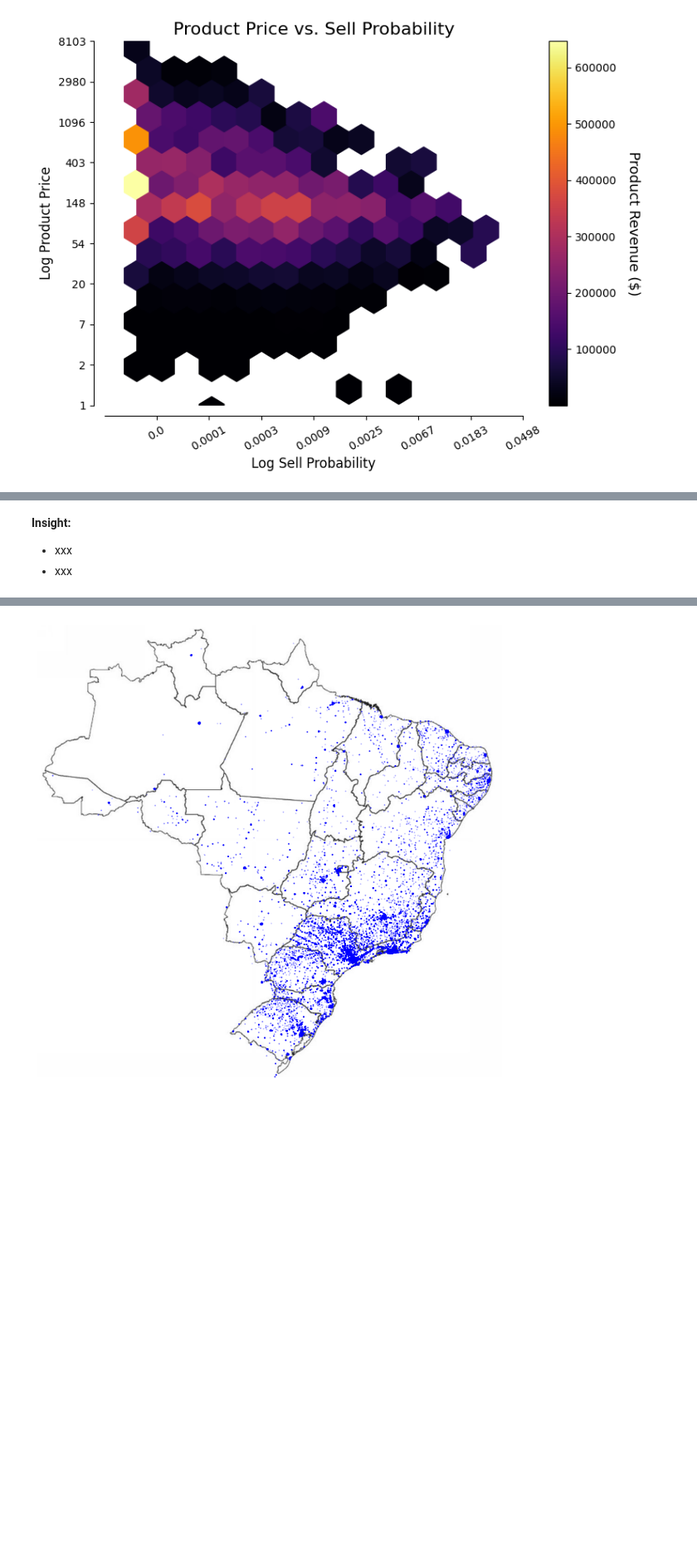
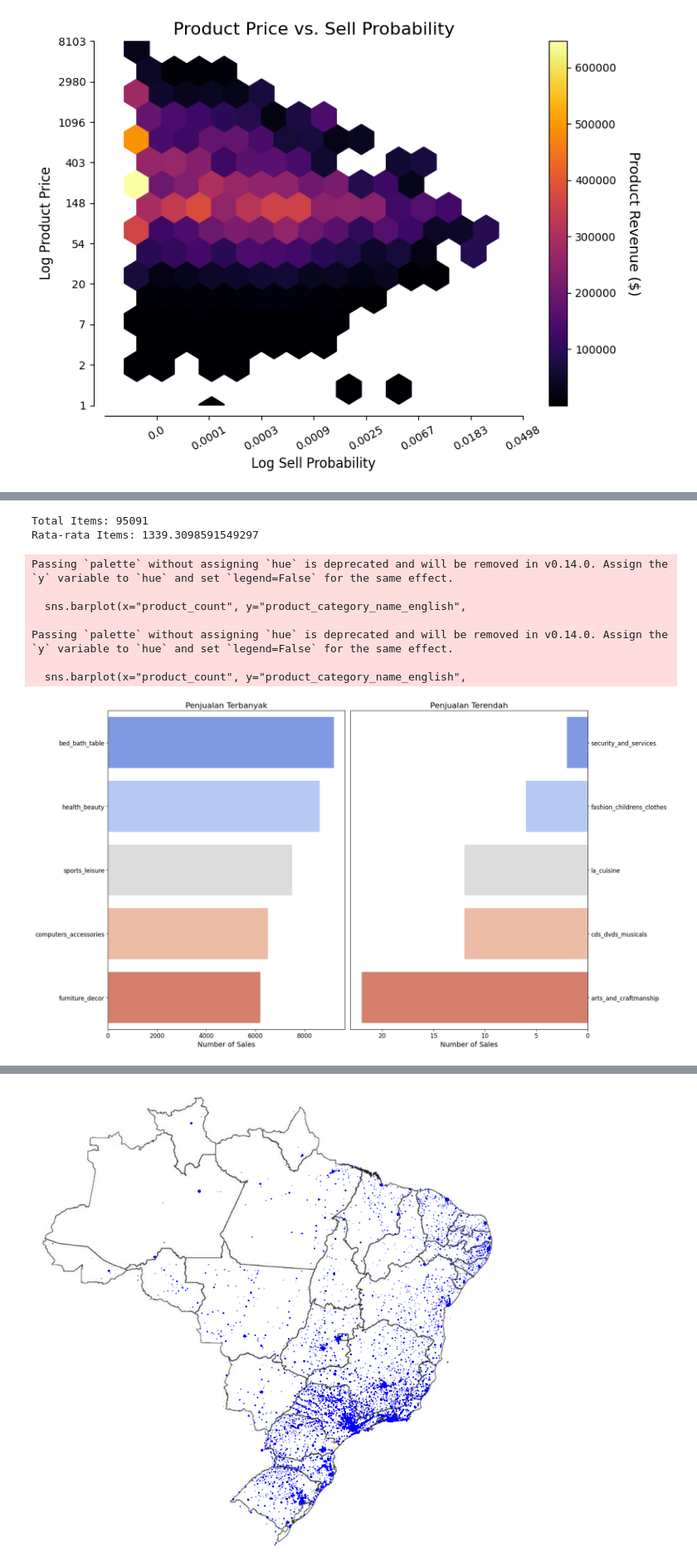
Before and after one commit to mmhdagungg/e-commerce-public-data-analyst, a Jupyter notebook: Proyek_Akhir_Data_Analisis.ipynb, the cells around one changed output, grey strips where cells are left out. Shown at 83% size. Cells and saved outputs as stored; diff of their text form; code cells hidden in the pictures; blank space fills up the shorter version.

```diff
--- a/Proyek_Akhir_Data_Analisis.ipynb
+++ b/Proyek_Akhir_Data_Analisis.ipynb
@@ -1127,5 +1056,53 @@ plt.savefig('drive/My Drive/Bangkit/data/customers_ci.png', dpi= 300)
-# %% [markdown]
-**Insight:**
-- xxx
-- xxx
+# %%
+order_items_df = pd.read_csv("https://raw.githubusercontent.com/mmhdagungg/e-commerce-public-data-analyst/refs/heads/main/dashboard/df.csv")
+
+sum_order_items_df = order_items_df.groupby('product_category_name_english').agg(
+    product_count=('order_item_id', 'count')
+).reset_index()
+
+total_items = sum_order_items_df["product_count"].sum()
+avg_items = sum_order_items_df["product_count"].mean()
+
+# Print hasil total dan rata-rata
+print(f"Total Items: {total_items}")
+print(f"Rata-rata Items: {avg_items}")
+
+fig, ax = plt.subplots(nrows=1, ncols=2, figsize=(18, 10))
+
+#penjualan terbanyak
+top_sales = sum_order_items_df.sort_values(by="product_count", ascending=False).head(5)
+sns.barplot(x="product_count", y="product_category_name_english",
+            data=top_sales, palette="coolwarm", ax=ax[0])
+ax[0].set_ylabel(None)
+ax[0].set_xlabel("Number of Sales", fontsize=14)
+ax[0].set_title("Penjualan Terbanyak", loc="center", fontsize=16)
+ax[0].tick_params(axis='y', labelsize=12)
+ax[0].tick_params(axis='x', labelsize=12)
+
+#penjualan terendah
+sns.barplot(x="product_count", y="product_category_name_english",
+            data=sum_order_items_df.sort_values(by="product_count", ascending=True).head(5), palette="coolwarm", ax=ax[1])
+ax[1].set_ylabel(None)
+ax[1].set_xlabel("Number of Sales", fontsize=14)
+ax[1].invert_xaxis()
+ax[1].yaxis.set_label_position("right")
+ax[1].yaxis.tick_right()
+ax[1].set_title("Penjualan Terendah", loc="center", fontsize=16)
+ax[1].tick_params(axis='y', labelsize=12)
+ax[1].tick_params(axis='x', labelsize=12)
+
+# Tampilkan plot
+plt.tight_layout()
+plt.show()
+# %% [output]
+Total Items: 95091
+Rata-rata Items: 1339.3098591549297
+Passing `palette` without assigning `hue` is deprecated and will be removed in v0.14.0. Assign the `y` variable to `hue` and set `legend=False` for the same effect.
+
+  sns.barplot(x="product_count", y="product_category_name_english",
+
+Passing `palette` without assigning `hue` is deprecated and will be removed in v0.14.0. Assign the `y` variable to `hue` and set `legend=False` for the same effect.
+
+  sns.barplot(x="product_count", y="product_category_name_english",
+[figure, added]
 # %% [markdown]
```
Also changed, not shown: parts of 16 cells of this notebook, 2 other files.
